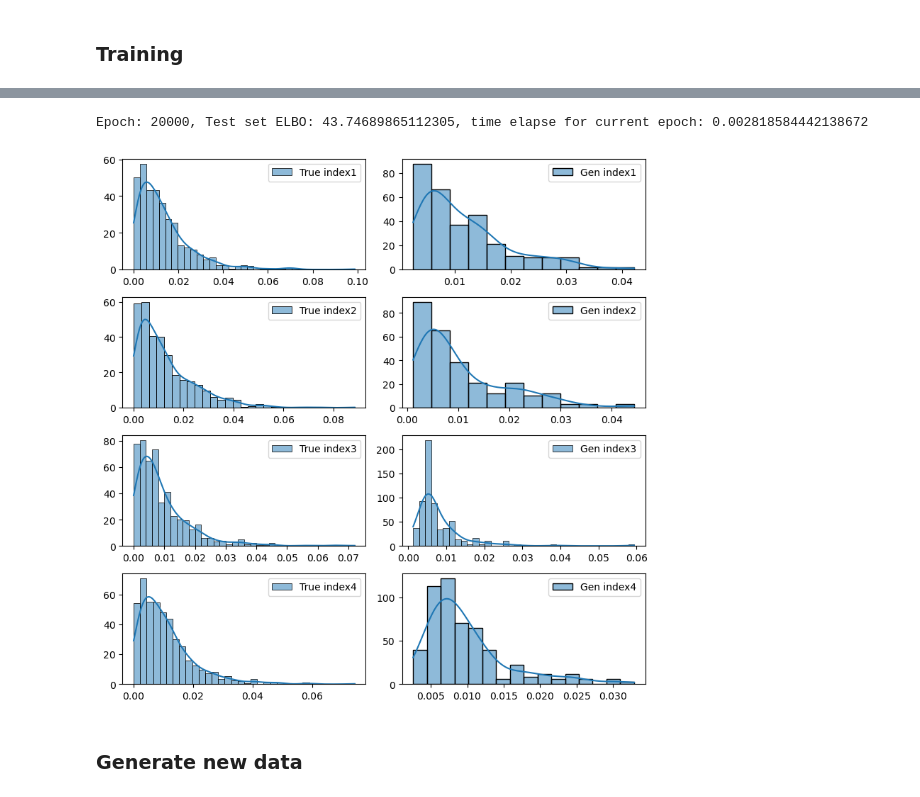
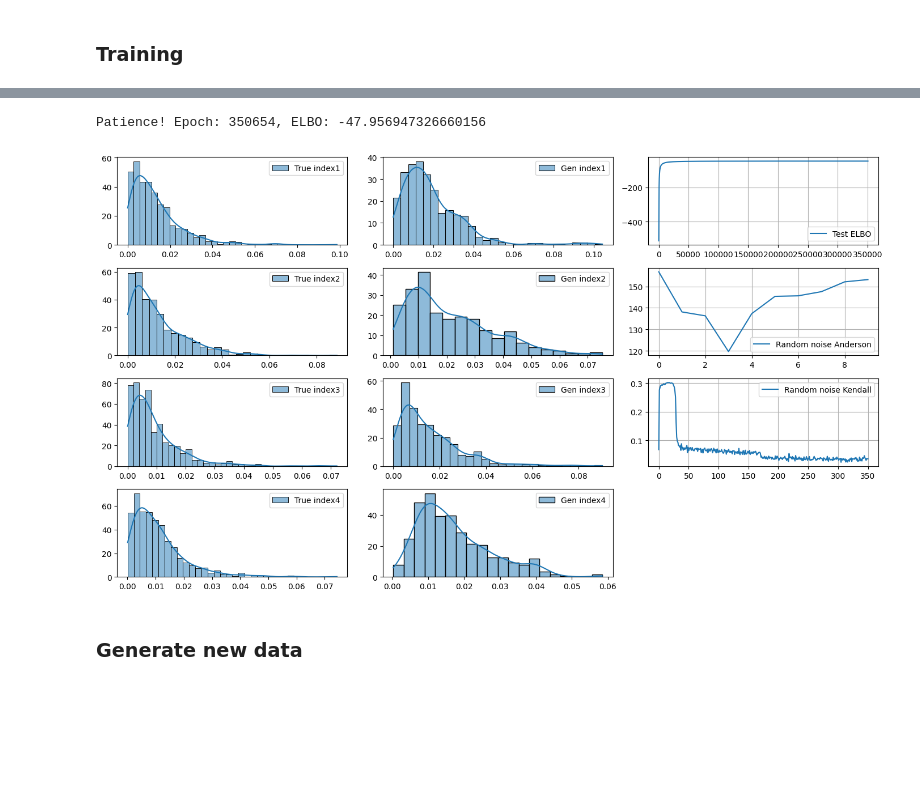
Before and after one commit to Tristan-Amadei/GenAI, a Jupyter notebook: VAE.ipynb, the cells around one changed output, grey strips where cells are left out. Drawn from its saved outputs; the diff is of its cells as text; code cells hidden in the pictures; blank space fills up the shorter version.

```diff
--- a/VAE.ipynb
+++ b/VAE.ipynb
@@ -26,6 +28,8 @@ data
 | 744 | 0.003396 | 0.001280 | 0.007621 | 0.001680 |
 | 745 | 0.004591 | 0.006675 | 0.007600 | 0.009560 |
 746 rows × 4 columns
+# %%
+data = data.values
 # %% [markdown]
 # VAE
 # %%
@@ -129,7 +133,7 @@ def generate_samples(model, test_sample):
 # %% [markdown]
 ### Training
 # %%
-X_train, X_test = train_test_split(data.values)
+X_train, X_test = train_test_split(data)
 X_train, X_test = tf.cast(X_train, dtype=tf.float32), tf.cast(X_test, dtype=tf.float32)
 # %%
 def histogram(ax, data, label=""):
@@ -159,19 +194,58 @@ model = VAE(latent_dim)
+# %%
+def compute_metrics(model, X_train, X_test, errors):
+    random_noise = np.random.exponential(2e-2, size=(data.shape))
+    generated_sample = generate_samples(model, random_noise)
+
+    random_anderson = anderson_darling(data, generated_sample.numpy())
+
+    random_kendall = kendall_error(data, generated_sample.numpy())
+
+    errors['random_anderson'].append(random_anderson)
+    errors['random_kendall'].append(random_kendall)
+# %%
+errors = {}
+errors['test_elbo'] = []
+errors['random_anderson'] = []
+errors['random_kendall'] = []
 # %%
-optimizer = tf.keras.optimizers.Adam(1e-2)
-loss = tf.keras.metrics.Mean()
+epochs = 500_000
+display_every = 1000
+patience = 1000
+best_elbo = float('-inf')
+no_improvement_count = 0
 
+start_time = time.time()
 for epoch in range(1, epochs + 1):
-    start_time = time.time()
     train_step(model, X_train, optimizer)
-    end_time = time.time()
 
     loss(compute_loss(model, X_test))
-    elbo = loss.result()
+    elbo = -loss.result()
+    errors['test_elbo'].append(elbo)
 
-    if epoch % 1000 == 0 or epoch == 1:
+    # check for patience
+    if elbo > best_elbo:
+        best_elbo = elbo
+        no_improvement_count = 0  # reset the counter
+    else:
+        no_improvement_count += 1
+
+    if no_improvement_count >= patience:
         display.clear_output(wait=False)
-        print('Epoch: {}, Test set ELBO: {}, time elapse for current epoch: {}'.format(epoch, elbo, end_time - start_time))
-        plot_distribution(model, X_test)
+        print(f'Patience! Epoch: {epoch}, ELBO: {elbo}')
+        #plot_distribution_errors(model, X_test, errors)
+        random_noise = np.random.exponential(2e-2, size=(data.shape))
+        plot_distribution_errors(model, random_noise, errors)
+        break
+
+    if epoch % display_every == 0 or epoch == 1:
+        display.clear_output(wait=False)
+        compute_metrics(model, X_train, X_test, errors)
+        end_time = time.time()
+        print(f"Epoch: {epoch}, ELBO: {elbo}, time: {round(end_time-start_time, 4)}s for {display_every} epochs")
+        start_time = time.time()
+        #plot_distribution_errors(model, X_test, errors)
+        random_noise = np.random.exponential(2e-2, size=(data.shape))
+        plot_distribution_errors(model, random_noise, errors)
 # %% [output]
-Epoch: 20000, Test set ELBO: 43.74689865112305, time elapse for current epoch: 0.002818584442138672
+Patience! Epoch: 350654, ELBO: -47.956947326660156
-[figure, old version]
+[figure, new version]
```
Also changed, not shown: parts of 8 cells of this notebook, 1 other file.
